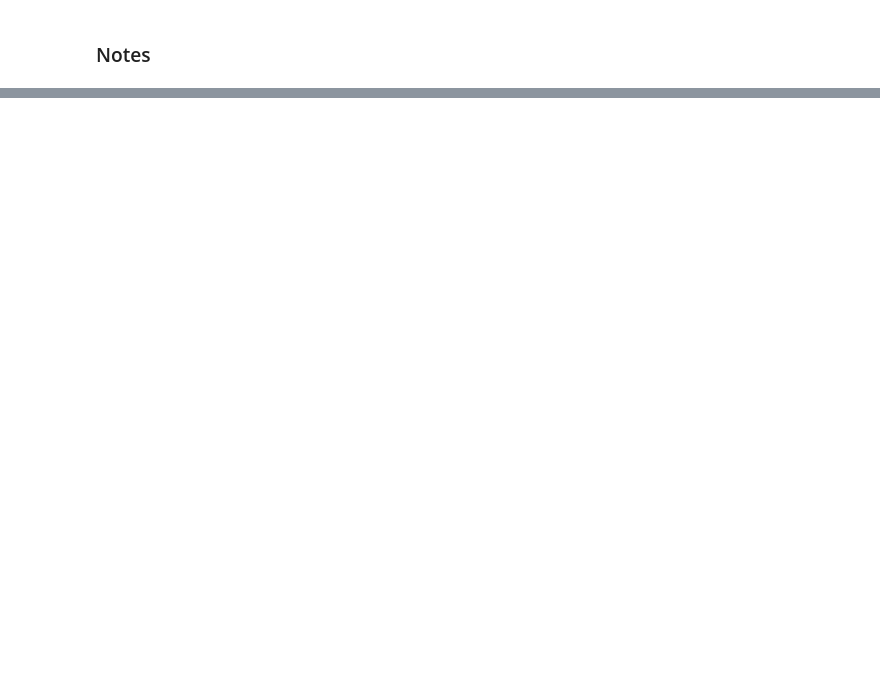
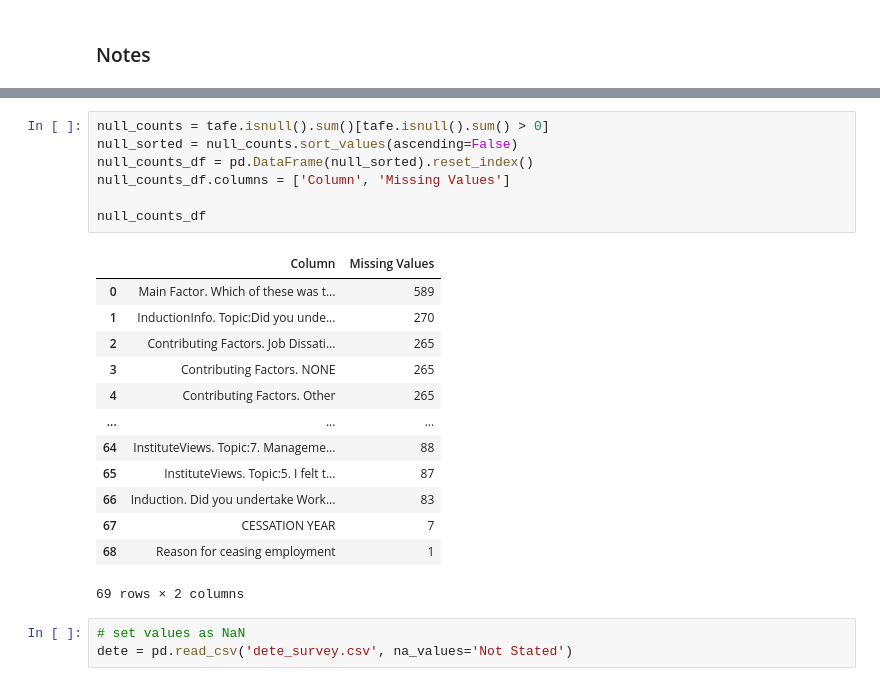
Before and after one commit to 1Elral4/Data-Cleaning, a Jupyter notebook: Data Cleaning.ipynb, the cells around one changed output, grey strips where cells are left out. Drawn from its saved outputs; the diff is of its cells as text; blank space fills up the shorter version.

```diff
--- a/Data Cleaning.ipynb
+++ b/Data Cleaning.ipynb
@@ -114,0 +105,24 @@ Length: 69, dtype: int64
+# %%
+null_counts = tafe.isnull().sum()[tafe.isnull().sum() > 0]
+null_sorted = null_counts.sort_values(ascending=False)
+null_counts_df = pd.DataFrame(null_sorted).reset_index()
+null_counts_df.columns = ['Column', 'Missing Values']
+
+null_counts_df
+# %% [output]
+|  | Column | Missing Values |
+| 0 | Main Factor. Which of these was t... | 589 |
+| 1 | InductionInfo. Topic:Did you unde... | 270 |
+| 2 | Contributing Factors. Job Dissati... | 265 |
+| 3 | Contributing Factors. NONE | 265 |
+| 4 | Contributing Factors. Other | 265 |
+| ... | ... | ... |
+| 64 | InstituteViews. Topic:7. Manageme... | 88 |
+| 65 | InstituteViews. Topic:5. I felt t... | 87 |
+| 66 | Induction. Did you undertake Work... | 83 |
+| 67 | CESSATION YEAR | 7 |
+| 68 | Reason for ceasing employment | 1 |
+69 rows × 2 columns
+# %%
+# set values as NaN
+dete = pd.read_csv('dete_survey.csv', na_values='Not Stated')
```
Also changed, not shown: parts of 14 cells of this notebook.
